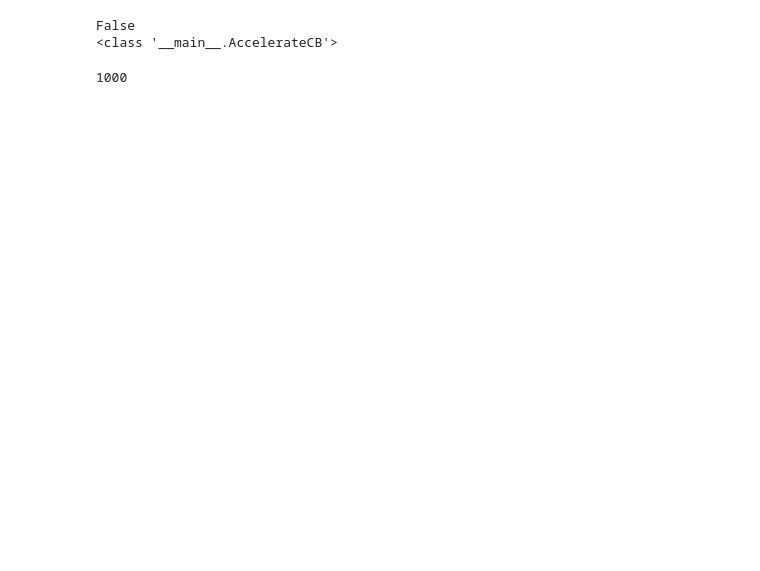
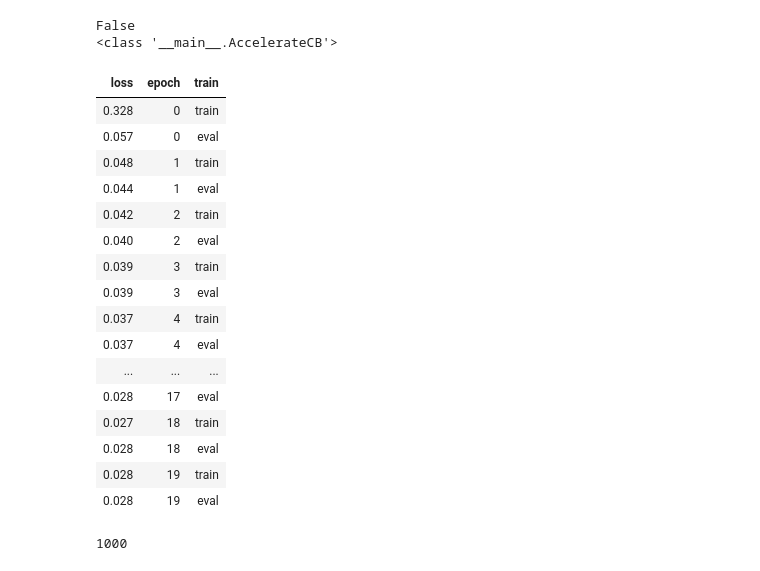
Before and after one commit to joeross999/fastai_classwork, a Jupyter notebook: notebooks/17_DDPM.ipynb, the cells around one changed output. Saved outputs shown, nothing was run; the diff lists cells and outputs as text; code cells hidden in the pictures; blank space fills up the shorter version.

```diff
--- a/notebooks/17_DDPM.ipynb
+++ b/notebooks/17_DDPM.ipynb
@@ -124,7 +142,7 @@ def init_ddpm(model):
     model.conv_out.weight.data.zero_()
 # %%
 lr = 1e-2
-epochs = 8
+epochs = 20
 tmax = epochs * len(dls.train)
 sched = partial(lr_scheduler.OneCycleLR, max_lr=lr, total_steps=tmax)
 opt_func = partial(optim.Adam, eps=1e-5)
@@ -140,7 +158,26 @@ learn = Learner(model, dls, nn.MSELoss(), lr=lr, cbs=cbs, opt_func=opt_func)
 False
 <class '__main__.AccelerateCB'>
 # %%
-# learn.fit(epochs)
+clean_mem()
+learn.fit(epochs)
+# %% [output]
+| loss | epoch | train |
+| 0.328 | 0 | train |
+| 0.057 | 0 | eval |
+| 0.048 | 1 | train |
+| 0.044 | 1 | eval |
+| 0.042 | 2 | train |
+| 0.040 | 2 | eval |
+| 0.039 | 3 | train |
+| 0.039 | 3 | eval |
+| 0.037 | 4 | train |
+| 0.037 | 4 | eval |
+| ... | ... | ... |
+| 0.028 | 17 | eval |
+| 0.027 | 18 | train |
+| 0.028 | 18 | eval |
+| 0.028 | 19 | train |
+| 0.028 | 19 | eval |
 # %%
 # A trick to speed up loading data
 # Just repeat the same data twice to avoid loading new images as often
```
Also changed, not shown: parts of 12 cells of this notebook, 21 other files.
